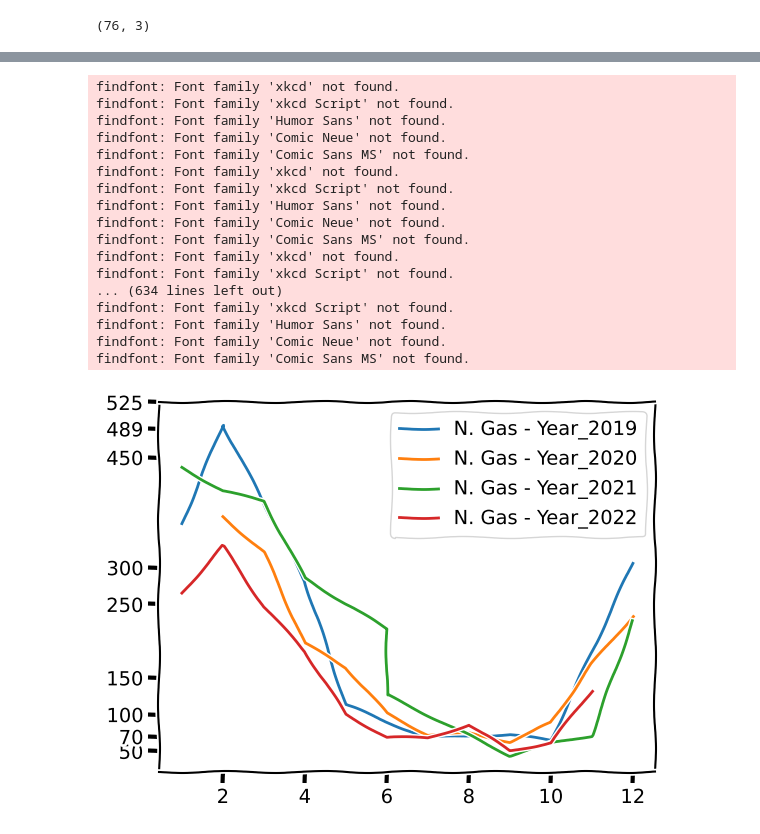
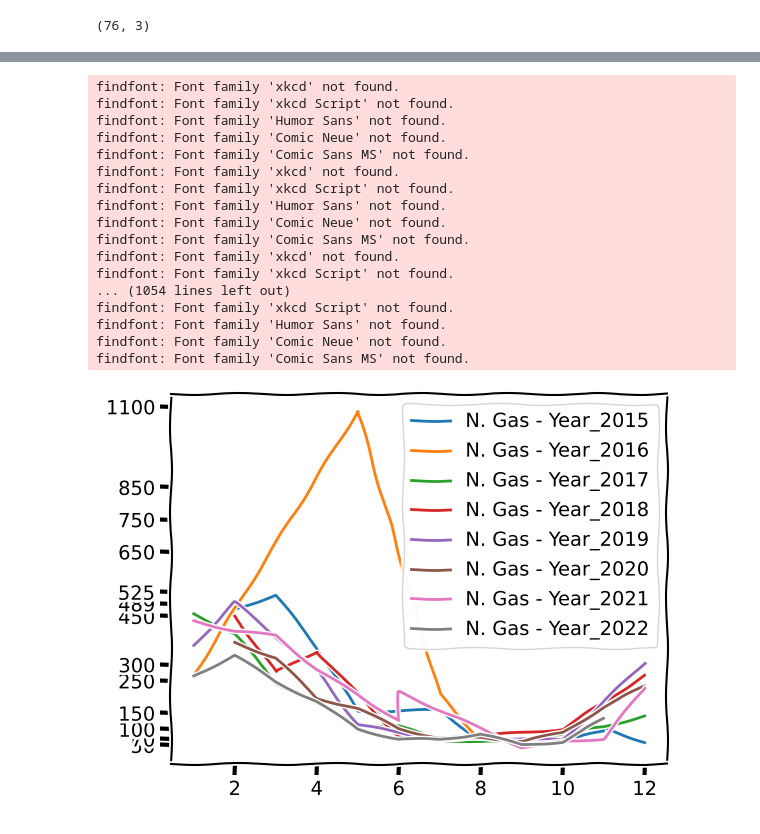
Before and after one commit to roncoejr/practice-11132022-gh, a Jupyter notebook: test-ghcs.ipynb, the cells around one changed output, grey strips where cells are left out. Cells and saved outputs as stored; diff of their text form; code cells hidden in the pictures.

Commit message:
back years

```diff
--- a/test-ghcs.ipynb
+++ b/test-ghcs.ipynb
@@ -48,36 +48,36 @@ df_gas['transactionYear'] = df_gas['transactionDate'].dt.year
 # %%
 df_gas.sort_values(by='transactionMonth', inplace=True)
 # %%
-t_years = np.array([2019, 2020, 2021, 2022])
+t_years = np.array([2015, 2016, 2017, 2018, 2019, 2020, 2021, 2022])
 
-y_ticks = np.array([50, 70, 100, 150, 250, 300, 450, 489, 525])
+y_ticks = np.array([50, 70, 100, 150, 250, 300, 450, 489, 525, 650, 750, 850, 1100])
 
 plt.xkcd(True)
 for m_year in t_years:
     t_filt = (df_gas['transactionYear'] == m_year)
     df_gas_filtered = df_gas[t_filt]
     t_labelText = "N. Gas - Year_" + str(m_year)
     plt.plot(df_gas_filtered['transactionMonth'], df_gas_filtered['transactionAmount'], label=t_labelText)
 
 plt.yticks(y_ticks)
 plt.legend()
 plt.show()
 # %% [output]
 findfont: Font family 'xkcd' not found.
 findfont: Font family 'xkcd Script' not found.
 findfont: Font family 'Humor Sans' not found.
 findfont: Font family 'Comic Neue' not found.
 findfont: Font family 'Comic Sans MS' not found.
 findfont: Font family 'xkcd' not found.
 findfont: Font family 'xkcd Script' not found.
 findfont: Font family 'Humor Sans' not found.
 findfont: Font family 'Comic Neue' not found.
 findfont: Font family 'Comic Sans MS' not found.
 findfont: Font family 'xkcd' not found.
 findfont: Font family 'xkcd Script' not found.
-... (634 lines left out)
+... (1054 lines left out)
 findfont: Font family 'xkcd Script' not found.
 findfont: Font family 'Humor Sans' not found.
 findfont: Font family 'Comic Neue' not found.
 findfont: Font family 'Comic Sans MS' not found.
-[figure, old version]
+[figure, new version]
```
Also changed, not shown: parts of 2 cells of this notebook.
